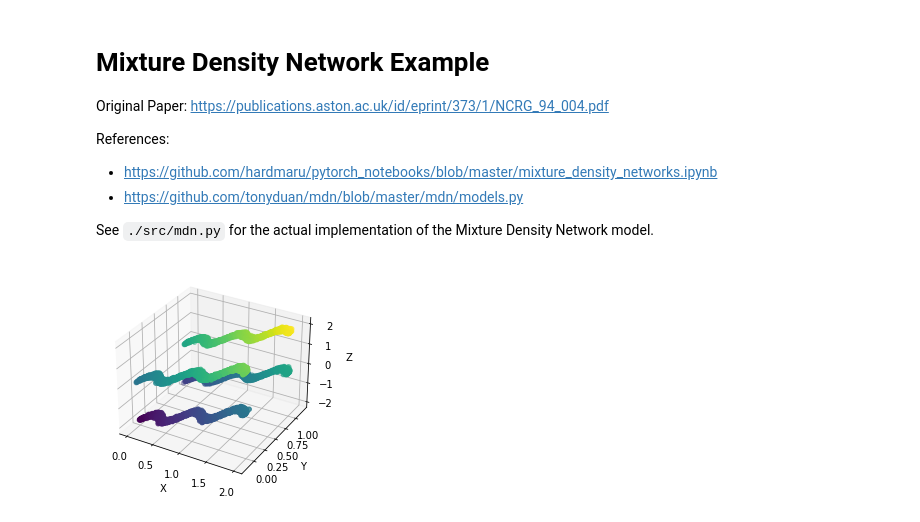
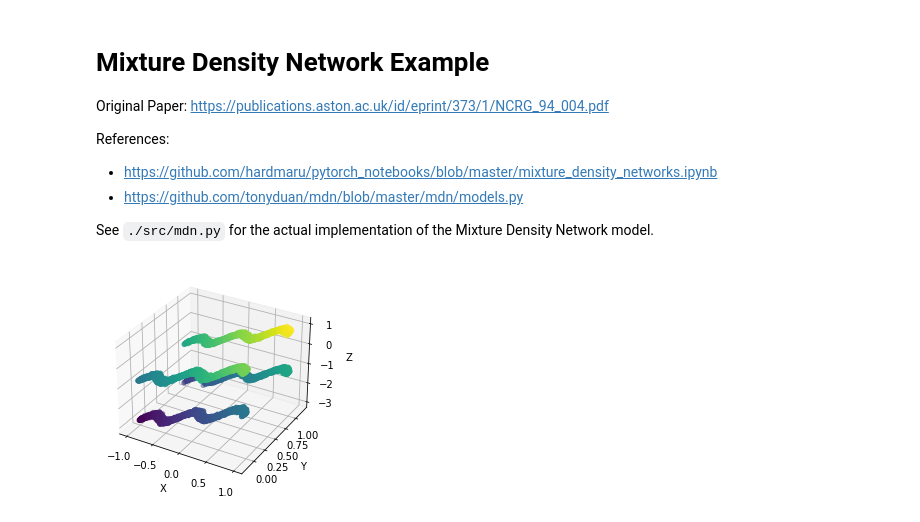
Before and after one commit to mgmalek/models, a Jupyter notebook: mixture-density-networks/Mixture Density Network Example.ipynb, the cells around one changed output. Drawn from its saved outputs; the diff is of its cells as text; code cells hidden in the pictures.

```diff
--- a/mixture-density-networks/Mixture Density Network Example.ipynb
+++ b/mixture-density-networks/Mixture Density Network Example.ipynb
@@ -31,13 +31,13 @@ def plot3d(x, y, z):
     ax.set_zlabel('Z')
 # %%
 # Generate 3D Training Data
-x = torch.linspace(0, 2, 10000)
+x = torch.linspace(-1, 1, 10000)
 y = torch.linspace(0, 16, 10000).sin()/10 + torch.randint(0, 2, (10000,)) + torch.randn(10000)/40
 z = x + 2*torch.randint(0, 2, (10000,)) - 2 + torch.rand(10000)/40
 
 plot3d(x, y, z)
 # %% [output]
-[figure, old version]
+[figure, new version]
 # %%
 model = MixtureDensityNetwork(LAYERS, NUM_GAUSSIANS, OUTPUT_DIM).cuda()
 opt = optim.Adam(model.parameters(), lr=LEARNING_RATE)
```
Also changed, not shown: parts of 2 cells of this notebook.
